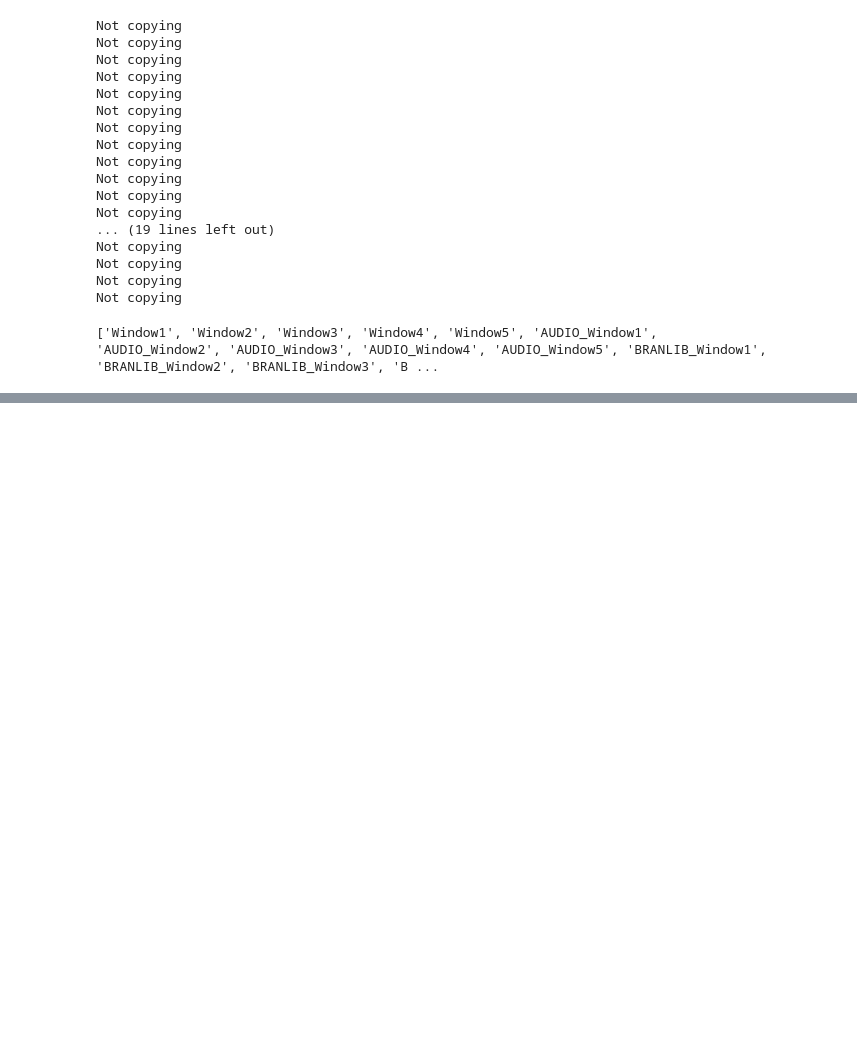
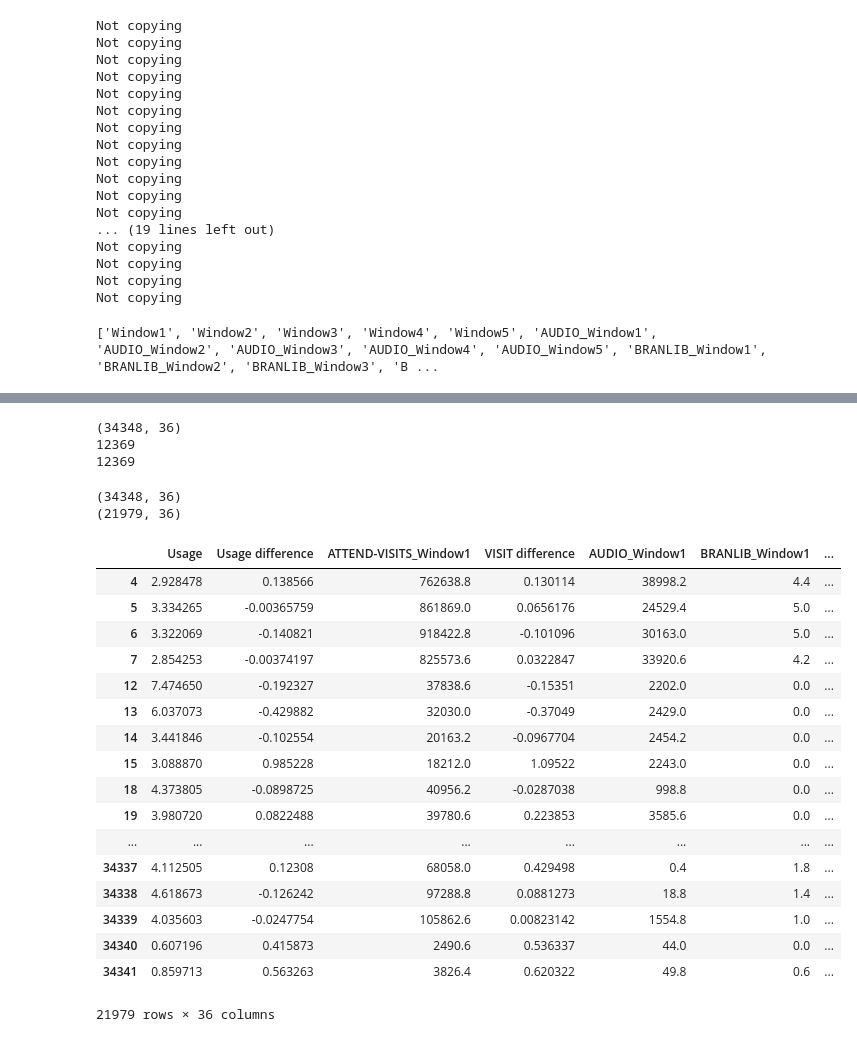
Before and after one commit to olgabane/Insight2019_LibraryProject, a Jupyter notebook: Library_Week2_Notebook3_ML#1.ipynb, the cells around one changed output, grey strips where cells are left out. Cells and saved outputs as stored; diff of their text form; code cells hidden in the pictures; blank space fills up the shorter version.

```diff
--- a/Library_Week2_Notebook3_ML#1.ipynb
+++ b/Library_Week2_Notebook3_ML#1.ipynb
@@ -874,0 +839,44 @@ print(LibraryData_UsageOnly_YearsMerged_DropTooFewDataPts.shape[0] - (sum(Librar
+# %%
+#Reset index
+Temporaldataframe_deleteevery5throw = Temporaldataframe_deleteevery5throw.reset_index(drop=True)
+
+print(Temporaldataframe_deleteevery5throw.shape)
+#How many rows have NaN in them?
+#Two different ways to ask this. Second way gives index.
+print(sum(pd.isnull(Temporaldataframe_deleteevery5throw).any(axis=1)))
+print(len(pd.isnull(Temporaldataframe_deleteevery5throw).any(1).nonzero()[0]))
+# %% [output]
+(34348, 36)
+12369
+12369
+# %%
+#Remove ALL NaNs. I am cutting corners here...
+NaNIndex = pd.isnull(Temporaldataframe_deleteevery5throw).any(1).nonzero()[0]
+Temporaldataframe_deleteevery5throw_noNaN = Temporaldataframe_deleteevery5throw.drop(NaNIndex)
+
+print(Temporaldataframe_deleteevery5throw.shape)
+print(Temporaldataframe_deleteevery5throw_noNaN.shape)
+# %% [output]
+(34348, 36)
+(21979, 36)
+# %%
+Temporaldataframe_deleteevery5throw_noNaN
+# %% [output]
+|  | Usage | Usage difference | ATTEND-VISITS_Window1 | VISIT difference | AUDIO_Window1 | BRANLIB_Window1 | ... |
+| 4 | 2.928478 | 0.138566 | 762638.8 | 0.130114 | 38998.2 | 4.4 | ... |
+| 5 | 3.334265 | -0.00365759 | 861869.0 | 0.0656176 | 24529.4 | 5.0 | ... |
+| 6 | 3.322069 | -0.140821 | 918422.8 | -0.101096 | 30163.0 | 5.0 | ... |
+| 7 | 2.854253 | -0.00374197 | 825573.6 | 0.0322847 | 33920.6 | 4.2 | ... |
+| 12 | 7.474650 | -0.192327 | 37838.6 | -0.15351 | 2202.0 | 0.0 | ... |
+| 13 | 6.037073 | -0.429882 | 32030.0 | -0.37049 | 2429.0 | 0.0 | ... |
+| 14 | 3.441846 | -0.102554 | 20163.2 | -0.0967704 | 2454.2 | 0.0 | ... |
+| 15 | 3.088870 | 0.985228 | 18212.0 | 1.09522 | 2243.0 | 0.0 | ... |
+| 18 | 4.373805 | -0.0898725 | 40956.2 | -0.0287038 | 998.8 | 0.0 | ... |
+| 19 | 3.980720 | 0.0822488 | 39780.6 | 0.223853 | 3585.6 | 0.0 | ... |
+| ... | ... | ... | ... | ... | ... | ... | ... |
+| 34337 | 4.112505 | 0.12308 | 68058.0 | 0.429498 | 0.4 | 1.8 | ... |
+| 34338 | 4.618673 | -0.126242 | 97288.8 | 0.0881273 | 18.8 | 1.4 | ... |
+| 34339 | 4.035603 | -0.0247754 | 105862.6 | 0.00823142 | 1554.8 | 1.0 | ... |
+| 34340 | 0.607196 | 0.415873 | 2490.6 | 0.536337 | 44.0 | 0.0 | ... |
+| 34341 | 0.859713 | 0.563263 | 3826.4 | 0.620322 | 49.8 | 0.6 | ... |
+21979 rows × 36 columns
```
Also changed, not shown: parts of 17 cells of this notebook.
